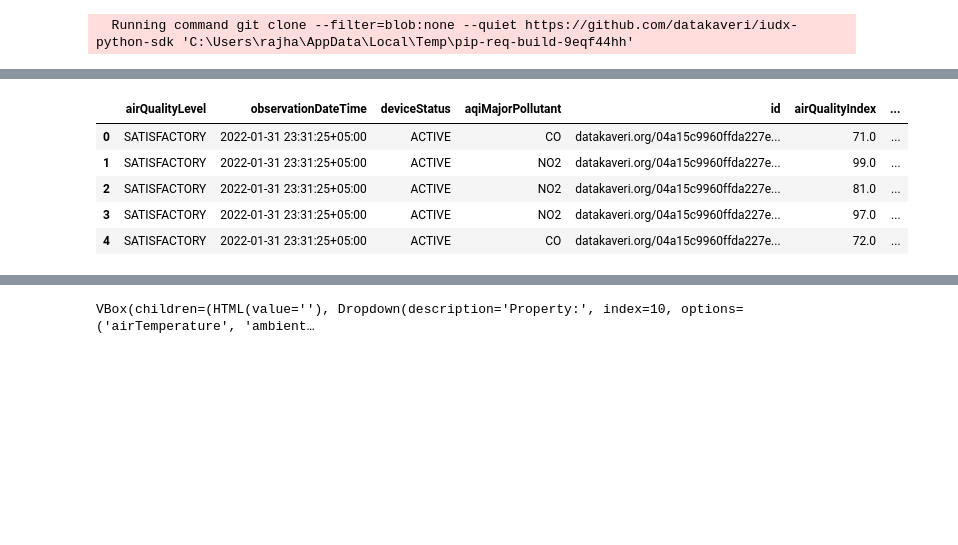
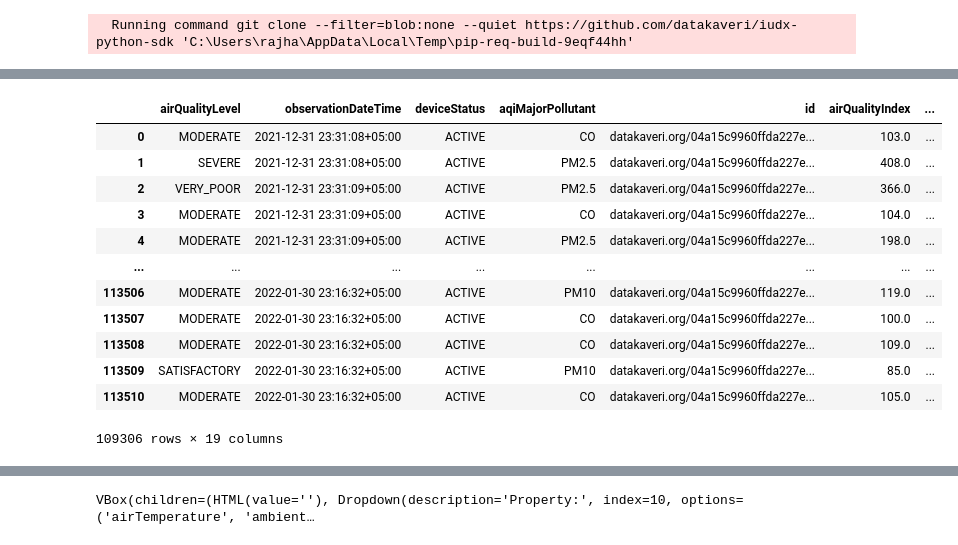
Before and after one commit to somesh2002/Smart-City-Pollution-Tracking, a Jupyter notebook: main_modified.ipynb, the cells around one changed output, grey strips where cells are left out. Cells and saved outputs as stored; diff of their text form; code cells hidden in the pictures; blank space fills up the shorter version.

```diff
--- a/main_modified.ipynb
+++ b/main_modified.ipynb
@@ -90,19 +91,24 @@ entity = Entity(item_id, token_obj=token)
 # %%
 # Read data
 # Datasets for other time periods can be found on the Sandbox page here
 # https://sandbox.iudx.org.in/dataset/datakaveri.org-f7e044eee8122b5c87dce6e7ad64f3266afa41dc-cat-sandbox.iudx.org.in-pune-env-aqm
 
-aqm=pd.read_parquet('https://iudx-cat-sandbox-dev.s3.ap-south-1.amazonaws.com/pune-aqm-data/pune-aqm-feb.parquet', engine='fastparquet')
+aqm=pd.read_parquet('https://iudx-cat-sandbox-dev.s3.ap-south-1.amazonaws.com/pune-aqm-data/pune-aqm-jan.parquet', engine='fastparquet')
 aqm.drop_duplicates()
-aqm.columns
-aqm.head()
 # %% [output]
 |  | airQualityLevel | observationDateTime | deviceStatus | aqiMajorPollutant | id | airQualityIndex | ... |
-| 0 | SATISFACTORY | 2022-01-31 23:31:25+05:00 | ACTIVE | CO | datakaveri.org/04a15c9960ffda227e... | 71.0 | ... |
-| 1 | SATISFACTORY | 2022-01-31 23:31:25+05:00 | ACTIVE | NO2 | datakaveri.org/04a15c9960ffda227e... | 99.0 | ... |
-| 2 | SATISFACTORY | 2022-01-31 23:31:25+05:00 | ACTIVE | NO2 | datakaveri.org/04a15c9960ffda227e... | 81.0 | ... |
-| 3 | SATISFACTORY | 2022-01-31 23:31:25+05:00 | ACTIVE | NO2 | datakaveri.org/04a15c9960ffda227e... | 97.0 | ... |
-| 4 | SATISFACTORY | 2022-01-31 23:31:25+05:00 | ACTIVE | CO | datakaveri.org/04a15c9960ffda227e... | 72.0 | ... |
+| 0 | MODERATE | 2021-12-31 23:31:08+05:00 | ACTIVE | CO | datakaveri.org/04a15c9960ffda227e... | 103.0 | ... |
+| 1 | SEVERE | 2021-12-31 23:31:08+05:00 | ACTIVE | PM2.5 | datakaveri.org/04a15c9960ffda227e... | 408.0 | ... |
+| 2 | VERY_POOR | 2021-12-31 23:31:09+05:00 | ACTIVE | PM2.5 | datakaveri.org/04a15c9960ffda227e... | 366.0 | ... |
+| 3 | MODERATE | 2021-12-31 23:31:09+05:00 | ACTIVE | CO | datakaveri.org/04a15c9960ffda227e... | 104.0 | ... |
+| 4 | MODERATE | 2021-12-31 23:31:09+05:00 | ACTIVE | PM2.5 | datakaveri.org/04a15c9960ffda227e... | 198.0 | ... |
+| ... | ... | ... | ... | ... | ... | ... | ... |
+| 113506 | MODERATE | 2022-01-30 23:16:32+05:00 | ACTIVE | PM10 | datakaveri.org/04a15c9960ffda227e... | 119.0 | ... |
+| 113507 | MODERATE | 2022-01-30 23:16:32+05:00 | ACTIVE | CO | datakaveri.org/04a15c9960ffda227e... | 100.0 | ... |
+| 113508 | MODERATE | 2022-01-30 23:16:32+05:00 | ACTIVE | CO | datakaveri.org/04a15c9960ffda227e... | 109.0 | ... |
+| 113509 | SATISFACTORY | 2022-01-30 23:16:32+05:00 | ACTIVE | PM10 | datakaveri.org/04a15c9960ffda227e... | 85.0 | ... |
+| 113510 | MODERATE | 2022-01-30 23:16:32+05:00 | ACTIVE | CO | datakaveri.org/04a15c9960ffda227e... | 105.0 | ... |
+109306 rows × 19 columns
 # %%
 rsc_dict={}
 for rsc in entity.resources:
```
Also changed, not shown: parts of 6 cells of this notebook.
